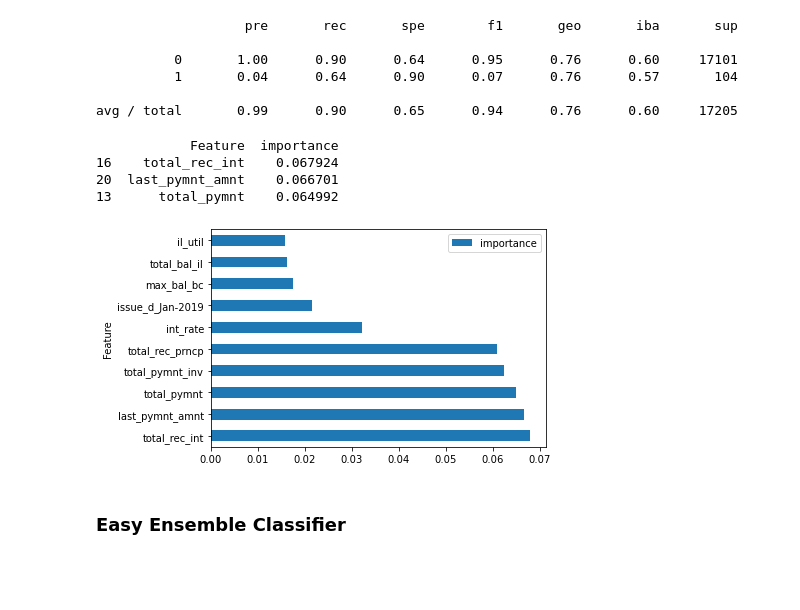
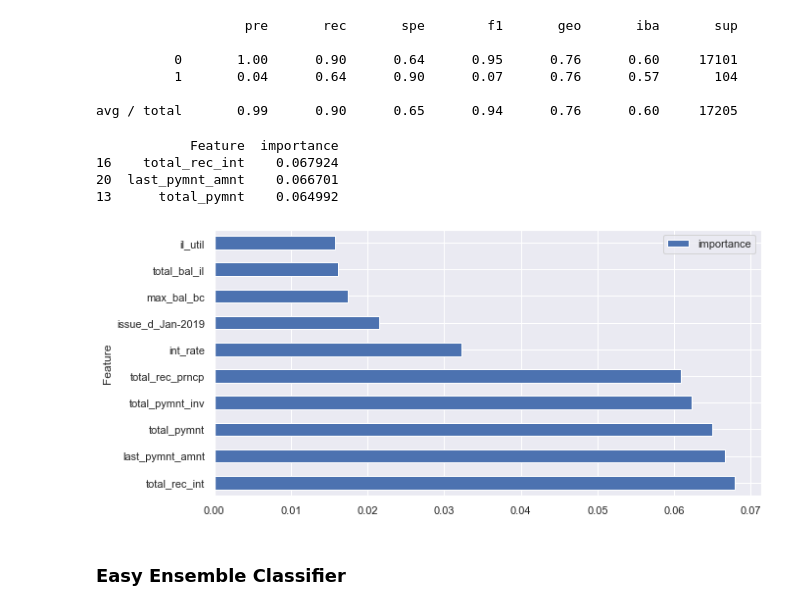
Before and after one commit to senalba/homework-11-machine-learning, a Jupyter notebook: credit_risk_ensemble.ipynb, the cells around one changed output. Saved outputs shown, nothing was run; the diff lists cells and outputs as text; code cells hidden in the pictures; blank space fills up the shorter version.

```diff
--- a/credit_risk_ensemble.ipynb
+++ b/credit_risk_ensemble.ipynb
@@ -17,6 +17,9 @@ from sklearn.metrics import balanced_accuracy_score
 from sklearn.metrics import confusion_matrix
 from imblearn.metrics import classification_report_imbalanced
 from sklearn.model_selection import train_test_split
+
+import seaborn as sns
+sns.set()
 # %% [markdown]
 ## Read the CSV and Perform Basic Data Cleaning
 # %%
@@ -25,7 +28,7 @@ file_path = Path('Resources/LoanStats_2019Q1.csv')
 df = pd.read_csv(file_path)
 
 # Preview the data
-non_numerical_columns = df.columns[df.dtypes !='float64']
+non_numerical_columns = df.columns[(df.dtypes !='float64') & (df.dtypes !='int64')]
 
 idx_dummies = []
 idx_remove = []
@@ -159,16 +168,16 @@ avg / total       0.99      0.90      0.65      0.94      0.76      0.60     172
 # %%
 # List the features sorted in descending order by feature importance
 
 brf_features = pd.DataFrame({'Feature':X.columns, 'importance': brf.feature_importances_})
 brf_features = brf_features.sort_values(by='importance', ascending=False)
-brf_features.iloc[:10,:].set_index('Feature').plot.barh()
+brf_features.iloc[:10,:].set_index('Feature').plot.barh(figsize=(10,5))
 print(brf_features.iloc[:3,:])
 # %% [output]
             Feature  importance
 16    total_rec_int    0.067924
 20  last_pymnt_amnt    0.066701
 13      total_pymnt    0.064992
-[figure, old version]
+[figure, new version]
 # %% [markdown]
 ### Easy Ensemble Classifier
 # %%
```
Also changed, not shown: parts of 4 cells of this notebook, 1 other file.
